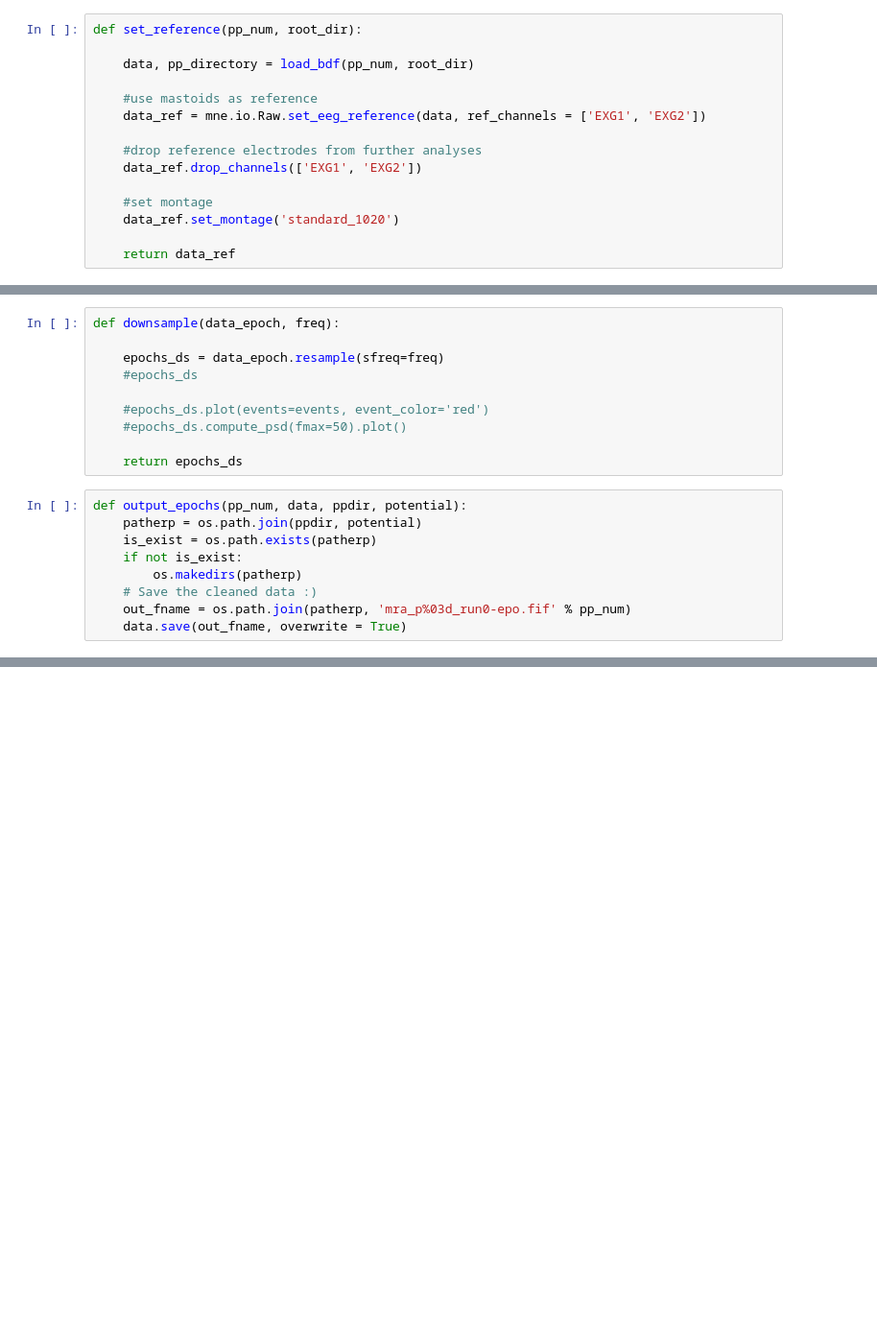
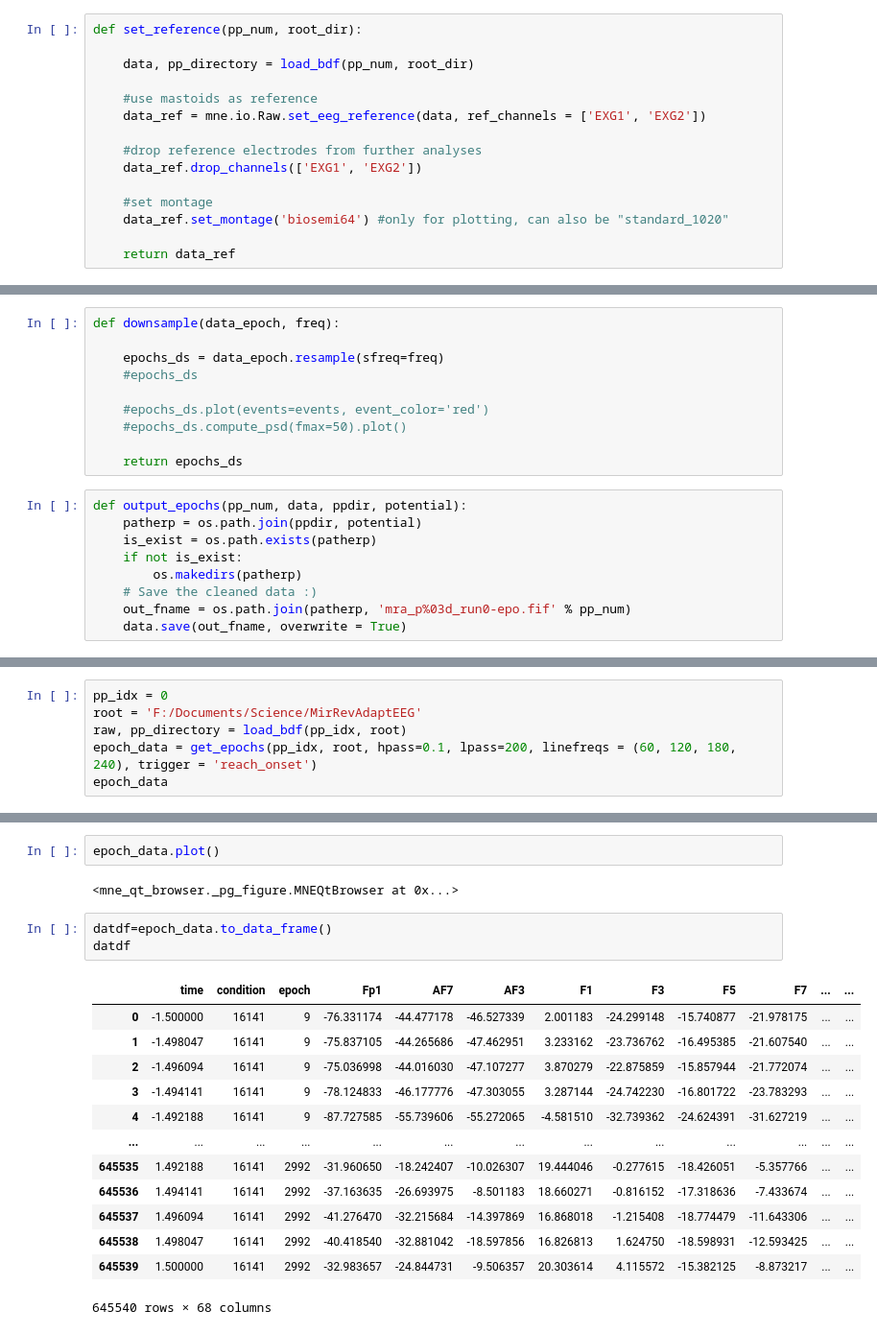
Before and after one commit to rgastrock/MirRevAdaptEEG, a Jupyter notebook: ana/MirRevAdapt_Preprocessing_funcs.ipynb, the cells around one changed output, grey strips where cells are left out. Shown: that part at 96% size. Cells and saved outputs as stored; diff of their text form; blank space fills up the shorter version.

```diff
--- a/ana/MirRevAdapt_Preprocessing_funcs.ipynb
+++ b/ana/MirRevAdapt_Preprocessing_funcs.ipynb
@@ -96,7 +96,7 @@ def set_reference(pp_num, root_dir):
     data_ref.drop_channels(['EXG1', 'EXG2'])
 
     #set montage
-    data_ref.set_montage('standard_1020')
+    data_ref.set_montage('biosemi64') #only for plotting, can also be "standard_1020"
 
     return data_ref
 # %%
@@ -341,0 +237,6 @@ Writing ICA solution to F:\Documents\Science\MirRevAdaptEEG\data\eeg\p000\lrp\mr
+# %%
+pp_idx = 0
+root = 'F:/Documents/Science/MirRevAdaptEEG'
+raw, pp_directory = load_bdf(pp_idx, root)
+epoch_data = get_epochs(pp_idx, root, hpass=0.1, lpass=200, linefreqs = (60, 120, 180, 240), trigger = 'reach_onset')
+epoch_data
@@ -341,0 +298,21 @@ Writing ICA solution to F:\Documents\Science\MirRevAdaptEEG\data\eeg\p000\lrp\mr
+# %%
+epoch_data.plot()
+# %% [output]
+<mne_qt_browser._pg_figure.MNEQtBrowser at 0x...>
+# %%
+datdf=epoch_data.to_data_frame()
+datdf
+# %% [output]
+|  | time | condition | epoch | Fp1 | AF7 | AF3 | F1 | F3 | F5 | F7 | ... | ... |
+| 0 | -1.500000 | 16141 | 9 | -76.331174 | -44.477178 | -46.527339 | 2.001183 | -24.299148 | -15.740877 | -21.978175 | ... | ... |
+| 1 | -1.498047 | 16141 | 9 | -75.837105 | -44.265686 | -47.462951 | 3.233162 | -23.736762 | -16.495385 | -21.607540 | ... | ... |
+| 2 | -1.496094 | 16141 | 9 | -75.036998 | -44.016030 | -47.107277 | 3.870279 | -22.875859 | -15.857944 | -21.772074 | ... | ... |
+| 3 | -1.494141 | 16141 | 9 | -78.124833 | -46.177776 | -47.303055 | 3.287144 | -24.742230 | -16.801722 | -23.783293 | ... | ... |
+| 4 | -1.492188 | 16141 | 9 | -87.727585 | -55.739606 | -55.272065 | -4.581510 | -32.739362 | -24.624391 | -31.627219 | ... | ... |
+| ... | ... | ... | ... | ... | ... | ... | ... | ... | ... | ... | ... | ... |
+| 645535 | 1.492188 | 16141 | 2992 | -31.960650 | -18.242407 | -10.026307 | 19.444046 | -0.277615 | -18.426051 | -5.357766 | ... | ... |
+| 645536 | 1.494141 | 16141 | 2992 | -37.163635 | -26.693975 | -8.501183 | 18.660271 | -0.816152 | -17.318636 | -7.433674 | ... | ... |
+| 645537 | 1.496094 | 16141 | 2992 | -41.276470 | -32.215684 | -14.397869 | 16.868018 | -1.215408 | -18.774479 | -11.643306 | ... | ... |
+| 645538 | 1.498047 | 16141 | 2992 | -40.418540 | -32.881042 | -18.597856 | 16.826813 | 1.624750 | -18.598931 | -12.593425 | ... | ... |
+| 645539 | 1.500000 | 16141 | 2992 | -32.983657 | -24.844731 | -9.506357 | 20.303614 | 4.115572 | -15.382125 | -8.873217 | ... | ... |
+645540 rows × 68 columns
```
Also changed, not shown: parts of 4 cells of this notebook, 14 other files.
